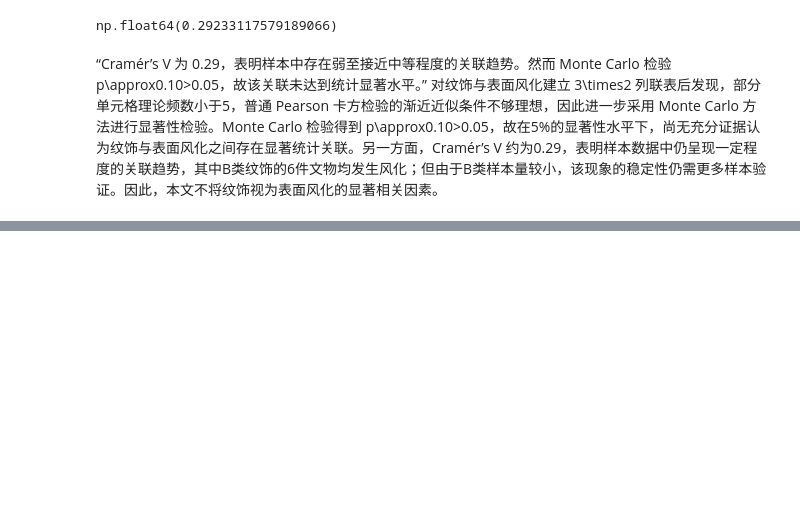
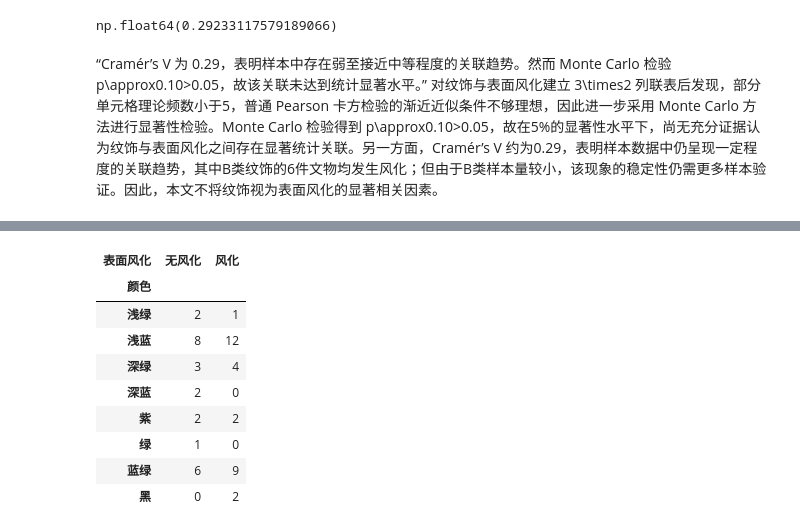
Before and after one commit to xxvan621/CUMCM-2022C-Practice, a Jupyter notebook: notebook/q1a.ipynb, the cells around one changed output, grey strips where cells are left out. Saved outputs shown, nothing was run; the diff lists cells and outputs as text; code cells hidden in the pictures; blank space fills up the shorter version.

Commit message:
Analysis of relationship between color & weathering using color merge & Monte Carlo

```diff
--- a/notebook/q1a.ipynb
+++ b/notebook/q1a.ipynb
@@ -244,0 +274,16 @@ np.float64(0.29233117579189066)
+# %%
+df_color = df.dropna(subset=["颜色"])
+# %%
+color_table = pd.crosstab( df_color["颜色"] , df_color["表面风化"])
+color_table
+# %% [output]
+| 表面风化 | 无风化 | 风化 |
+| 颜色 |  |  |
+| 浅绿 | 2 | 1 |
+| 浅蓝 | 8 | 12 |
+| 深绿 | 3 | 4 |
+| 深蓝 | 2 | 0 |
+| 紫 | 2 | 2 |
+| 绿 | 1 | 0 |
+| 蓝绿 | 6 | 9 |
+| 黑 | 0 | 2 |
```
Also changed, not shown: parts of 18 cells of this notebook.
